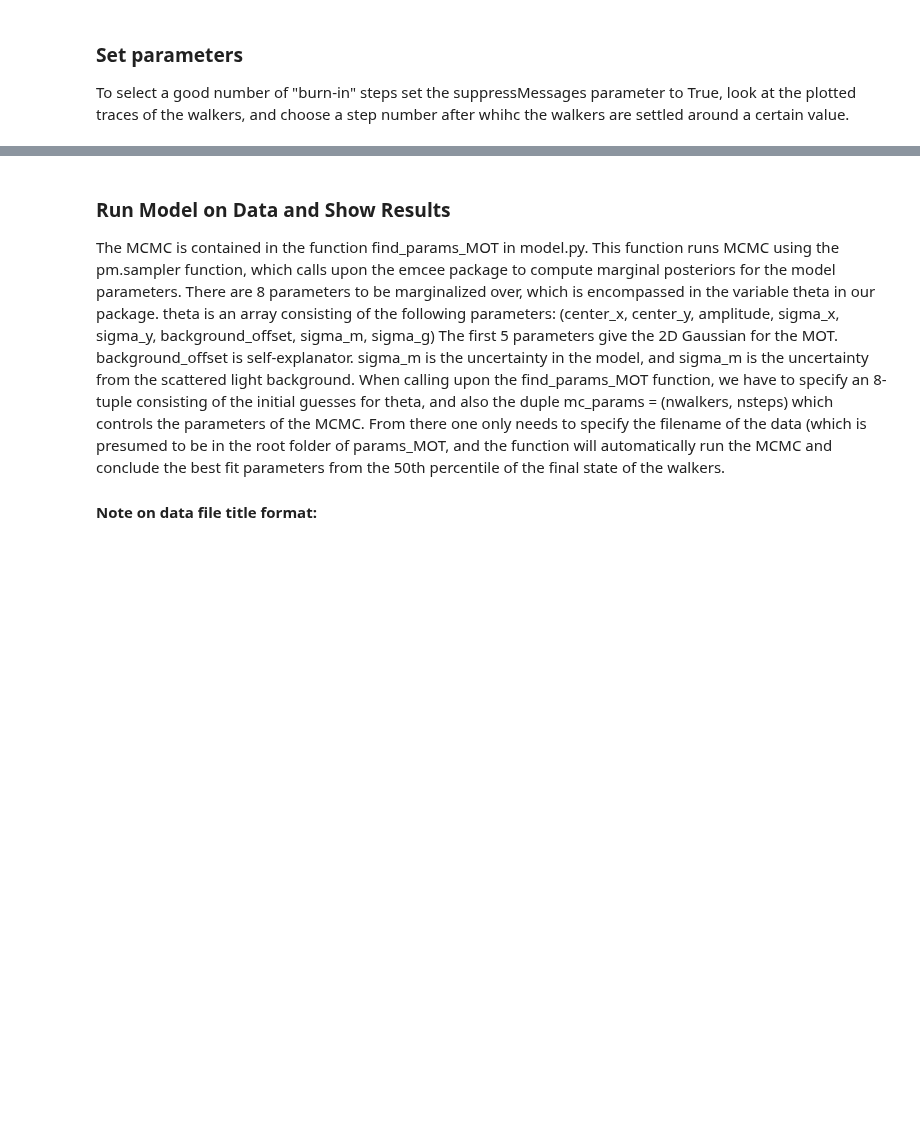
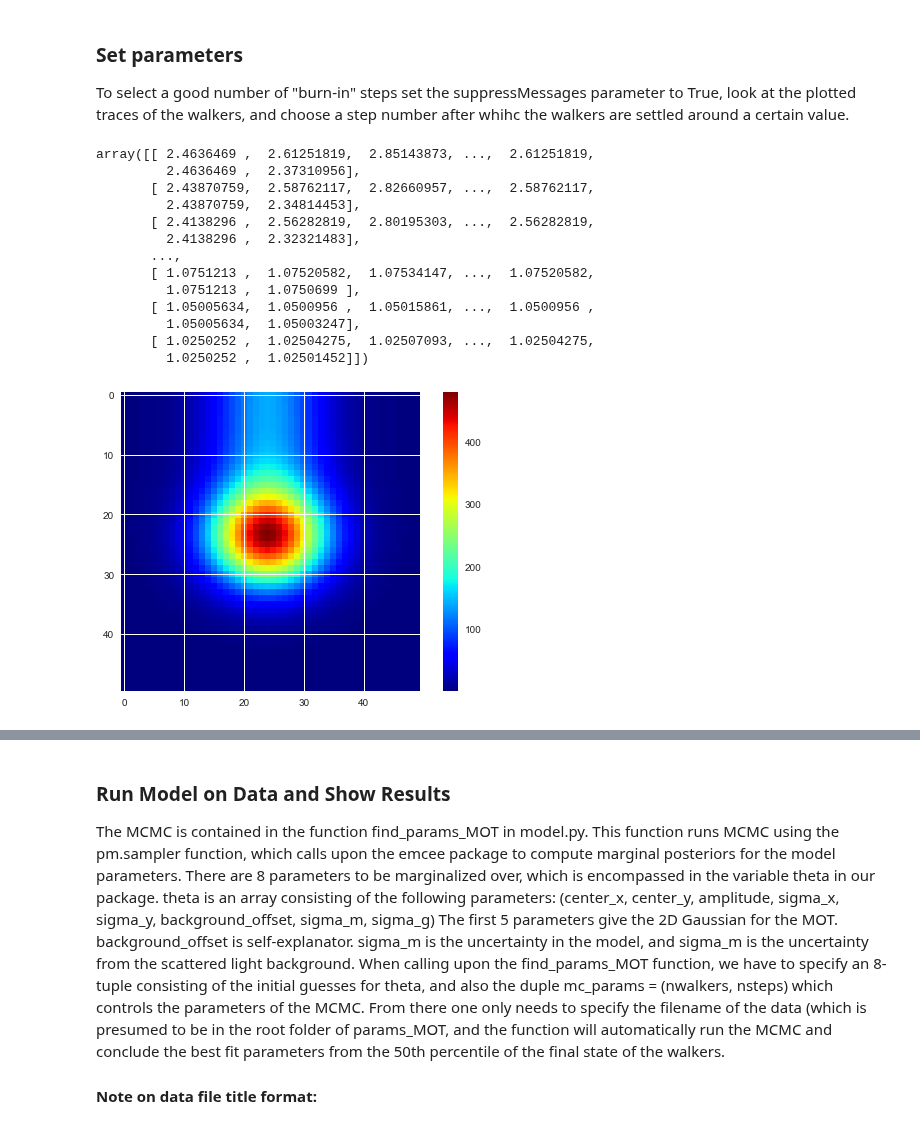
Before and after one commit to phys201/params_MOT, a Jupyter notebook: Tutorial.ipynb, the cells around one changed output, grey strips where cells are left out. Cells and saved outputs as stored; diff of their text form; code cells hidden in the pictures; blank space fills up the shorter version.

Commit message:
Updated tests to be done with simulated data.

```diff
--- a/Tutorial.ipynb
+++ b/Tutorial.ipynb
@@ -25,3 +25,29 @@ from scipy.optimize import curve_fit
 ### Set parameters
 
 To select a good number of "burn-in" steps set the suppressMessages parameter to True, look at the plotted traces of the walkers, and choose a step number after whihc the walkers are settled around a certain value.
+# %%
+image_size = 50
+theta = [image_size/2,image_size/2,400,image_size/7.5,image_size/9,1,1,1]
+x = np.linspace(1,image_size,image_size)
+y = np.linspace(1,image_size,image_size)
+data = np.random.rand(image_size,image_size)
+initial_guess = [25, 25, 400, 6.6667, 5.5556, 100, 20, 20]
+filename=('test_1_8power.csv')
+ccdnoise = 40
+background_lv = 0
+gen_model_data(filename, 50, theta, ccdnoise, background_lv)
+# %% [output]
+array([[ 2.4636469 ,  2.61251819,  2.85143873, ...,  2.61251819,
+         2.4636469 ,  2.37310956],
+       [ 2.43870759,  2.58762117,  2.82660957, ...,  2.58762117,
+         2.43870759,  2.34814453],
+       [ 2.4138296 ,  2.56282819,  2.80195303, ...,  2.56282819,
+         2.4138296 ,  2.32321483],
+       ...,
+       [ 1.0751213 ,  1.07520582,  1.07534147, ...,  1.07520582,
+         1.0751213 ,  1.0750699 ],
+       [ 1.05005634,  1.0500956 ,  1.05015861, ...,  1.0500956 ,
+         1.05005634,  1.05003247],
+       [ 1.0250252 ,  1.02504275,  1.02507093, ...,  1.02504275,
+         1.0250252 ,  1.02501452]])
+[figure, added]
```
Also changed, not shown: parts of 3 cells of this notebook, 1 other file.
